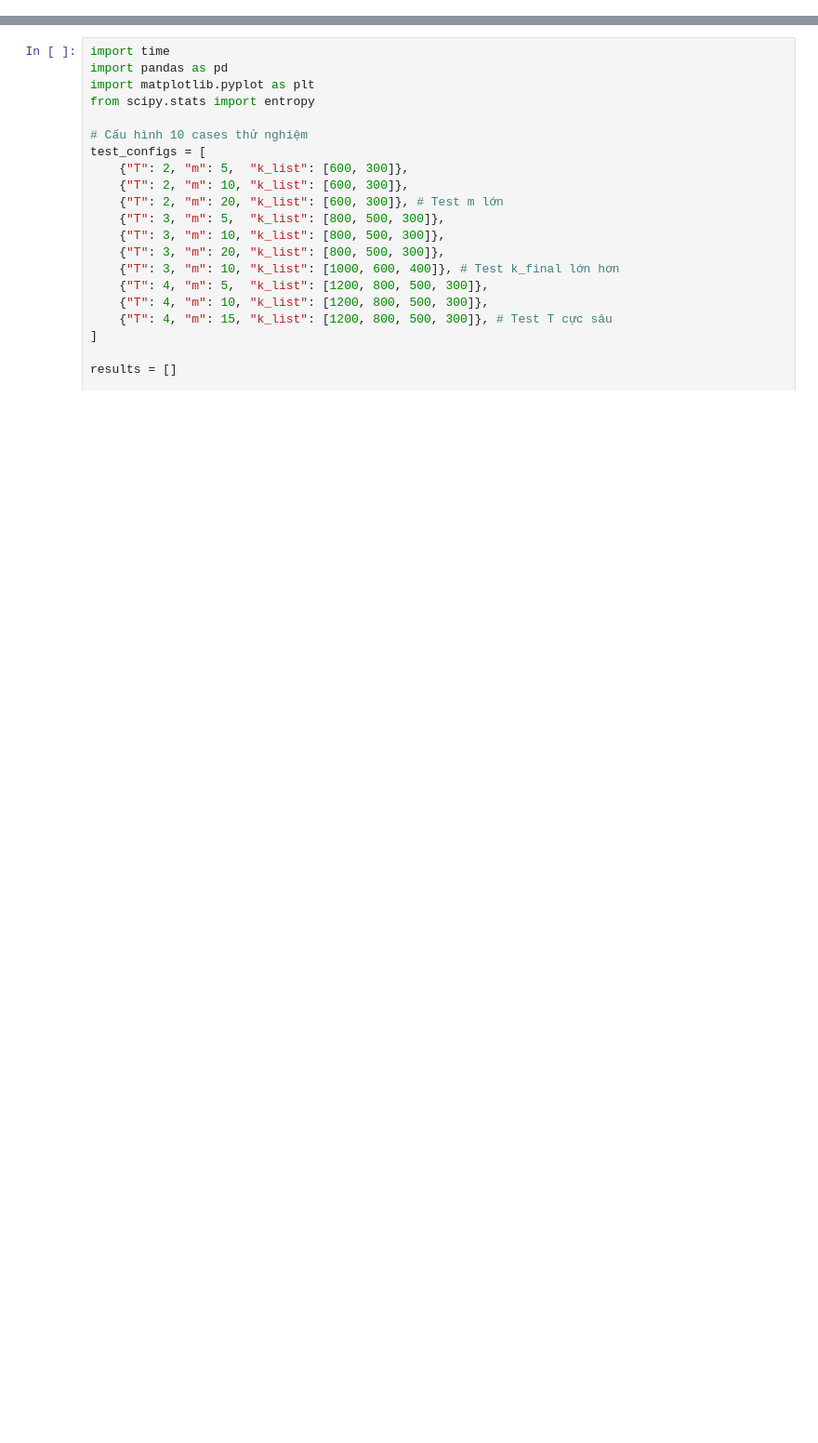
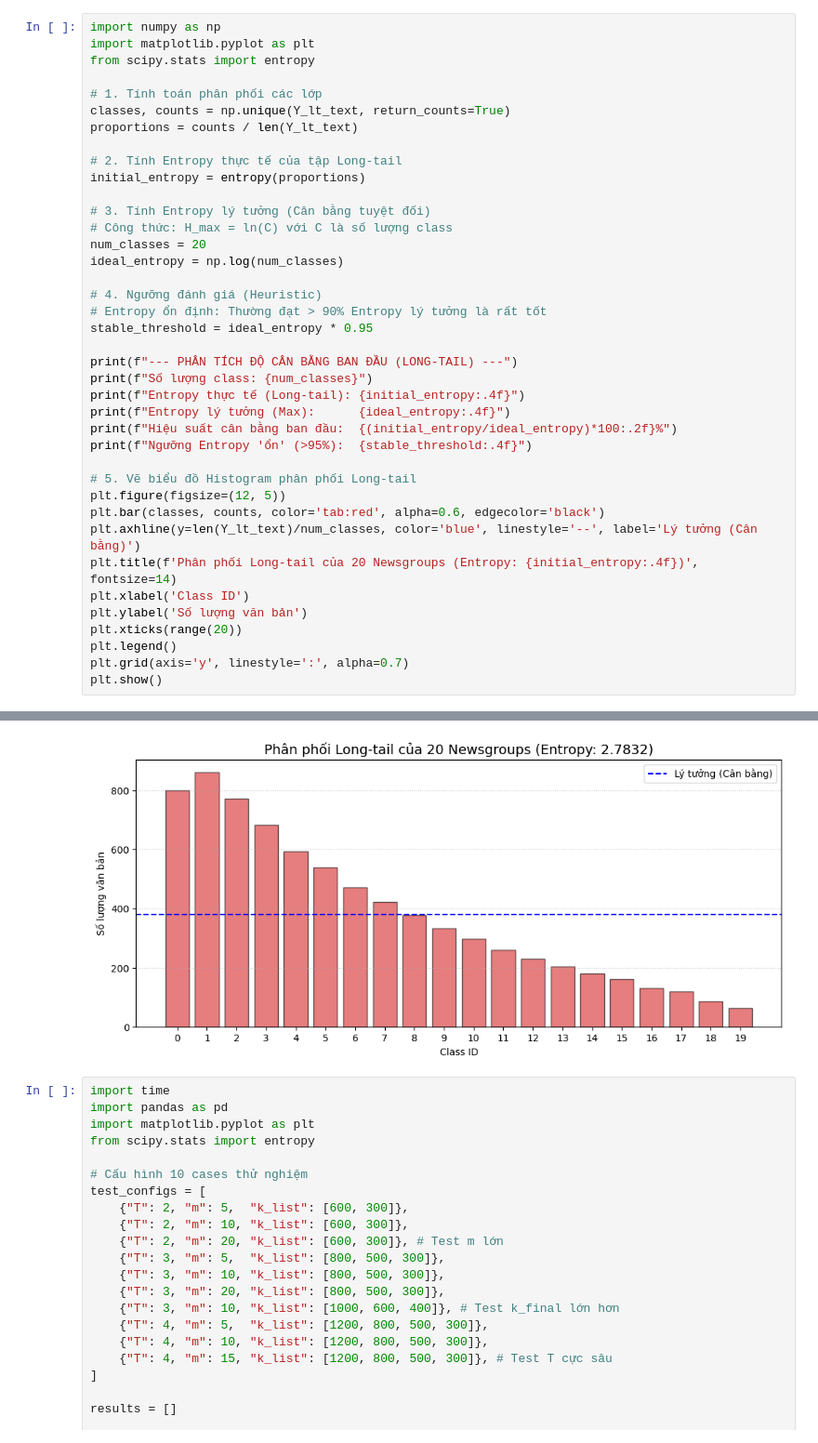
Before and after one commit to pqthinh232/Data-Mining-Lab-3-Clustering-and-its-applications, a Jupyter notebook: notebooks/031_new_dataset_text.ipynb, the cells around one changed output, grey strips where cells are left out. Shown at 93% size. Drawn from its saved outputs; the diff is of its cells as text; blank space fills up the shorter version.

```diff
--- a/notebooks/031_new_dataset_text.ipynb
+++ b/notebooks/031_new_dataset_text.ipynb
@@ -198,0 +347,40 @@ plt.show()
+# %%
+import numpy as np
+import matplotlib.pyplot as plt
+from scipy.stats import entropy
+
+# 1. Tính toán phân phối các lớp
+classes, counts = np.unique(Y_lt_text, return_counts=True)
+proportions = counts / len(Y_lt_text)
+
+# 2. Tính Entropy thực tế của tập Long-tail
+initial_entropy = entropy(proportions)
+
+# 3. Tính Entropy lý tưởng (Cân bằng tuyệt đối)
+# Công thức: H_max = ln(C) với C là số lượng class
+num_classes = 20
+ideal_entropy = np.log(num_classes)
+
+# 4. Ngưỡng đánh giá (Heuristic)
+# Entropy ổn định: Thường đạt > 90% Entropy lý tưởng là rất tốt
+stable_threshold = ideal_entropy * 0.95
+
+print(f"--- PHÂN TÍCH ĐỘ CÂN BẰNG BAN ĐẦU (LONG-TAIL) ---")
+print(f"Số lượng class: {num_classes}")
+print(f"Entropy thực tế (Long-tail): {initial_entropy:.4f}")
+print(f"Entropy lý tưởng (Max):      {ideal_entropy:.4f}")
+print(f"Hiệu suất cân bằng ban đầu:  {(initial_entropy/ideal_entropy)*100:.2f}%")
+print(f"Ngưỡng Entropy 'ổn' (>95%):  {stable_threshold:.4f}")
+
+# 5. Vẽ biểu đồ Histogram phân phối Long-tail
+plt.figure(figsize=(12, 5))
+plt.bar(classes, counts, color='tab:red', alpha=0.6, edgecolor='black')
+plt.axhline(y=len(Y_lt_text)/num_classes, color='blue', linestyle='--', label='Lý tưởng (Cân bằng)')
+plt.title(f'Phân phối Long-tail của 20 Newsgroups (Entropy: {initial_entropy:.4f})', fontsize=14)
+plt.xlabel('Class ID')
+plt.ylabel('Số lượng văn bản')
+plt.xticks(range(20))
+plt.legend()
+plt.grid(axis='y', linestyle=':', alpha=0.7)
+plt.show()
+# %% [output]
@@ -199,3 +393,4 @@ plt.show()
+[figure, added]
 # %%
 import time
 import pandas as pd
```
Also changed, not shown: parts of 13 cells of this notebook, 5 other files.
